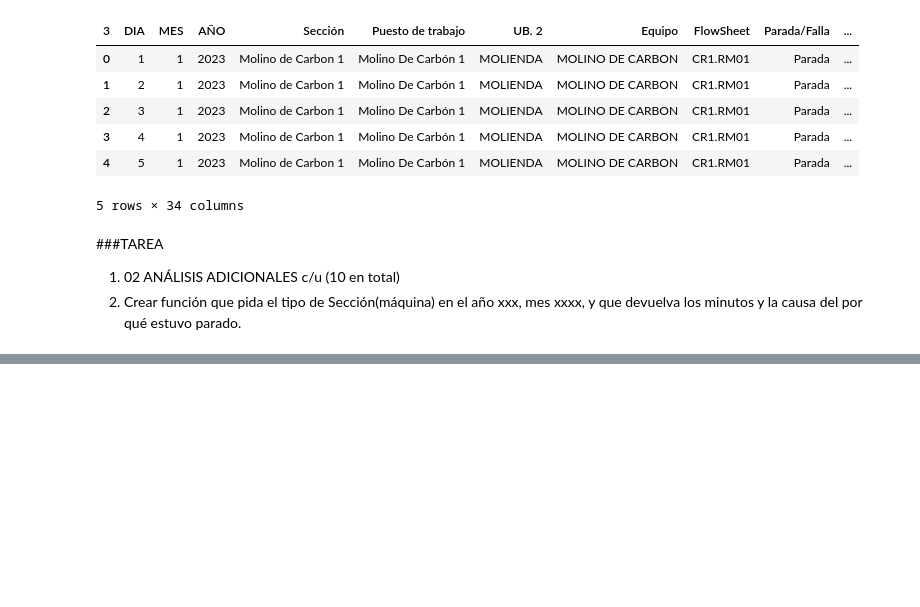
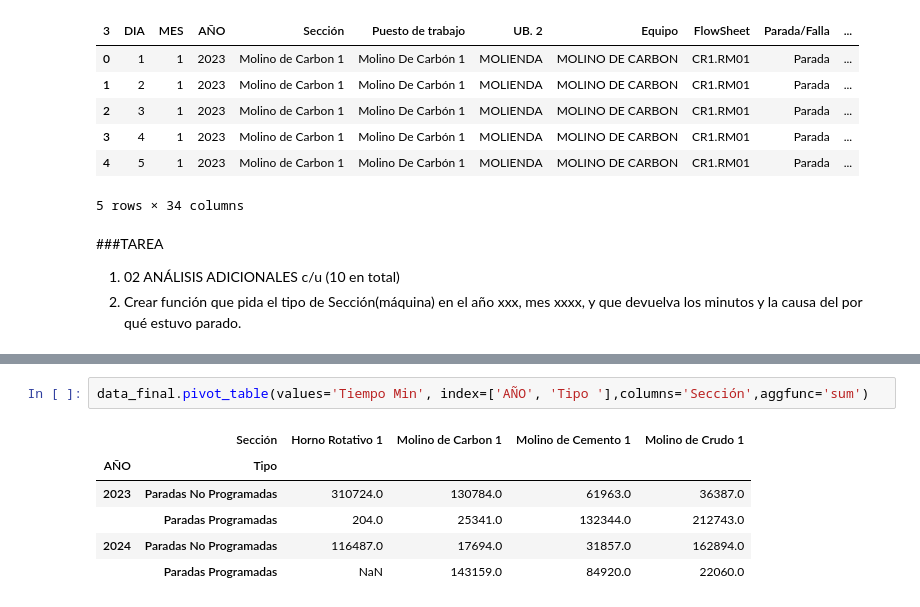
Before and after one commit to AndersonSamame/Clase-N-1-Pyhton, a Jupyter notebook: Código_Grupo_4__V_2_0_.ipynb, the cells around one changed output, grey strips where cells are left out. Cells and saved outputs as stored; diff of their text form; blank space fills up the shorter version.

```diff
--- a/Código_Grupo_4__V_2_0_.ipynb
+++ b/Código_Grupo_4__V_2_0_.ipynb
@@ -802,0 +836,9 @@ data_final.head()
+# %%
+data_final.pivot_table(values='Tiempo Min', index=['AÑO', 'Tipo '],columns='Sección',aggfunc='sum')
+# %% [output]
+|  | Sección | Horno Rotativo 1 | Molino de Carbon 1 | Molino de Cemento 1 | Molino de Crudo 1 |
+| AÑO | Tipo |  |  |  |  |
+| 2023 | Paradas No Programadas | 310724.0 | 130784.0 | 61963.0 | 36387.0 |
+|  | Paradas Programadas | 204.0 | 25341.0 | 132344.0 | 212743.0 |
+| 2024 | Paradas No Programadas | 116487.0 | 17694.0 | 31857.0 | 162894.0 |
+|  | Paradas Programadas | NaN | 143159.0 | 84920.0 | 22060.0 |
```
Also changed, not shown: parts of 6 cells of this notebook.
